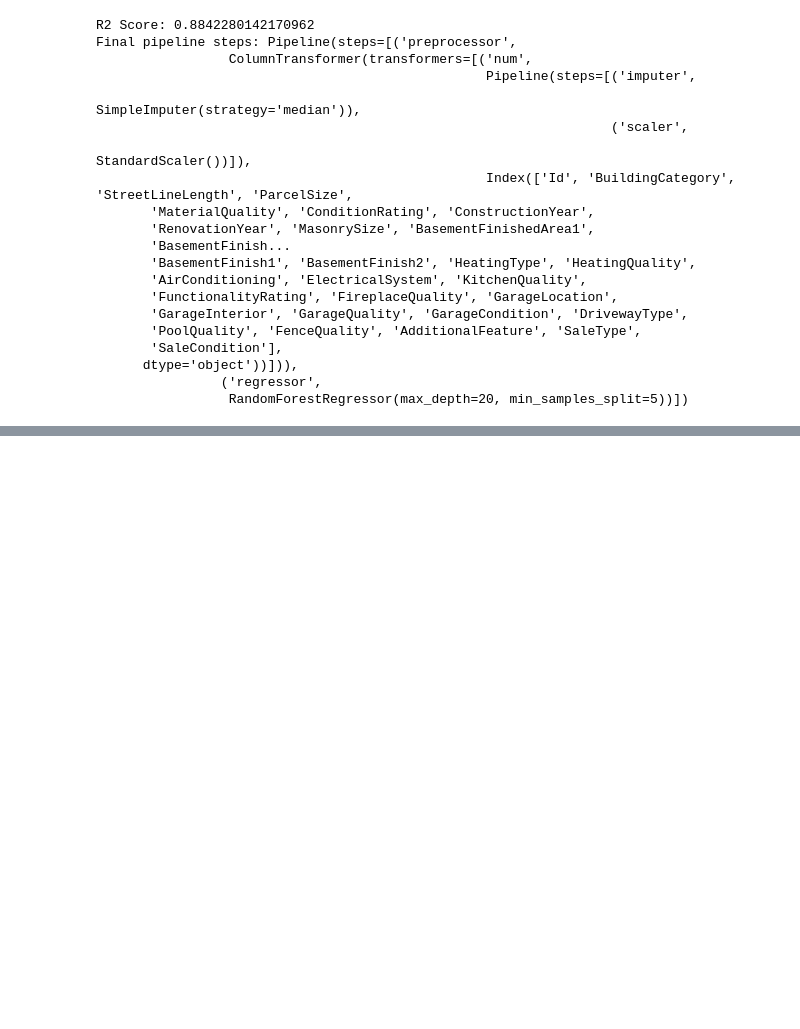
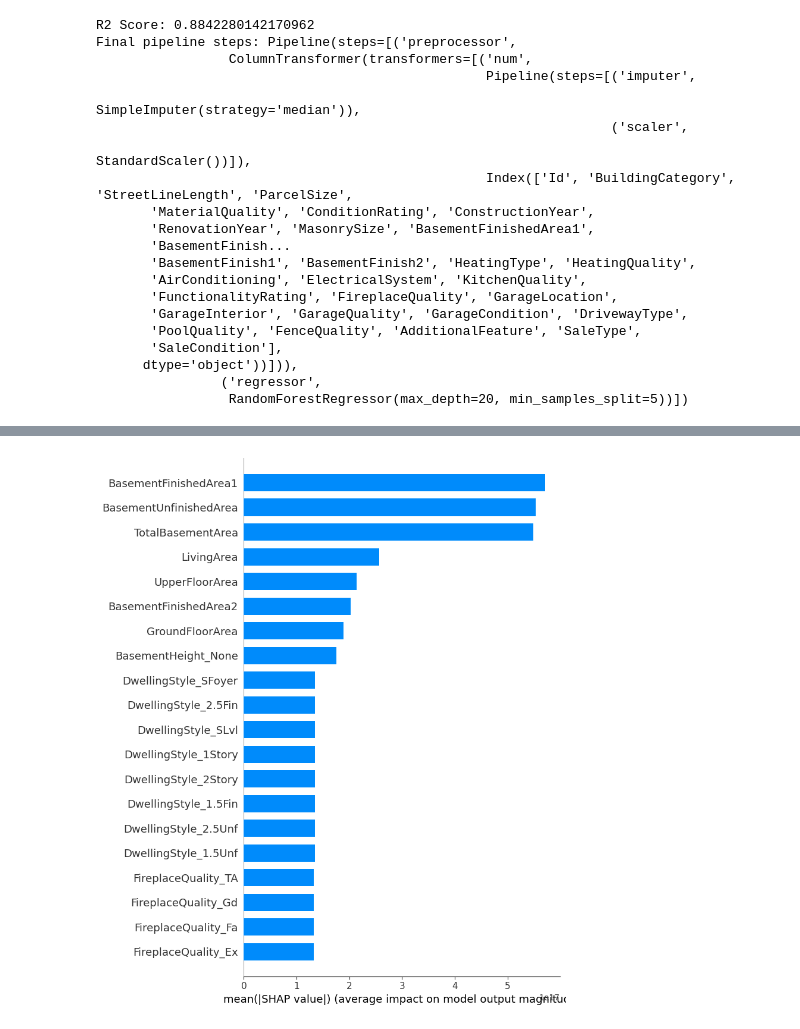
Before and after one commit to tonybotros1/ML-HM1, a Jupyter notebook: code.ipynb, the cells around one changed output, grey strips where cells are left out. Drawn from its saved outputs; the diff is of its cells as text; code cells hidden in the pictures; blank space fills up the shorter version.

```diff
--- a/code.ipynb
+++ b/code.ipynb
@@ -234,0 +313,27 @@ Final pipeline steps: Pipeline(steps=[('preprocessor',
+# %%
+def coefficient_based_importance(data):
+    preprocessor, X, y = preprocess_data(data)
+
+    pipeline = Pipeline(steps=[
+        ('preprocessor', preprocessor),
+        ('regressor', LinearRegression())
+    ])
+
+    pipeline.fit(X, y)
+
+    model = pipeline.named_steps['regressor']
+    coefficients = model.coef_
+
+    feature_names = (X.select_dtypes(include=['int64', 'float64']).columns.tolist() +
+                     preprocessor.transformers_[1][1]
+                     .named_steps['onehot']
+                     .get_feature_names_out(X.select_dtypes(include=['object']).columns).tolist())
+
+    # تحويل القيم لتكون مصفوفة
+    shap_values = np.tile(coefficients, (X.shape[0], 1))
+
+    shap.summary_plot(shap_values, features=pipeline.named_steps['preprocessor'].transform(X), feature_names=feature_names, plot_type="bar")
+# %%
+coefficient_based_importance(data)
+# %% [output]
+[figure, added]
```
Also changed, not shown: parts of 24 cells of this notebook.
